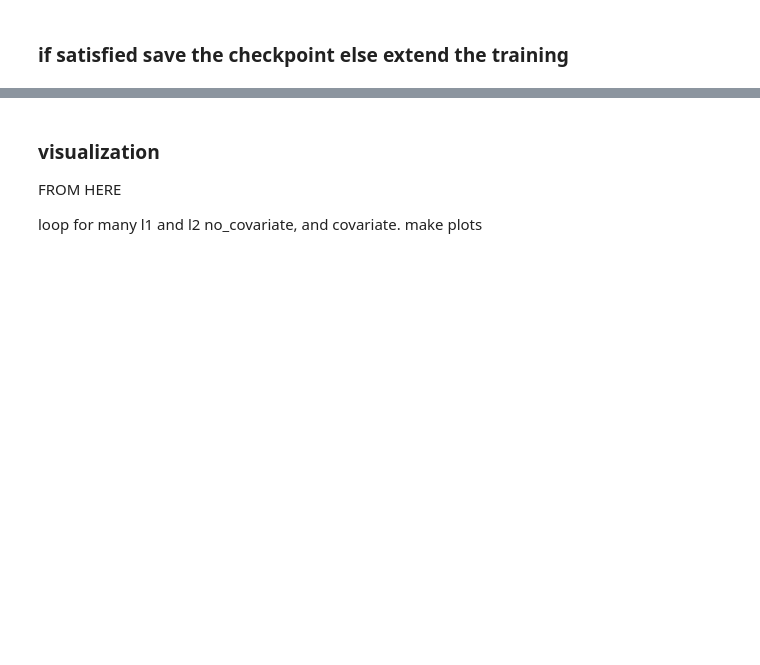
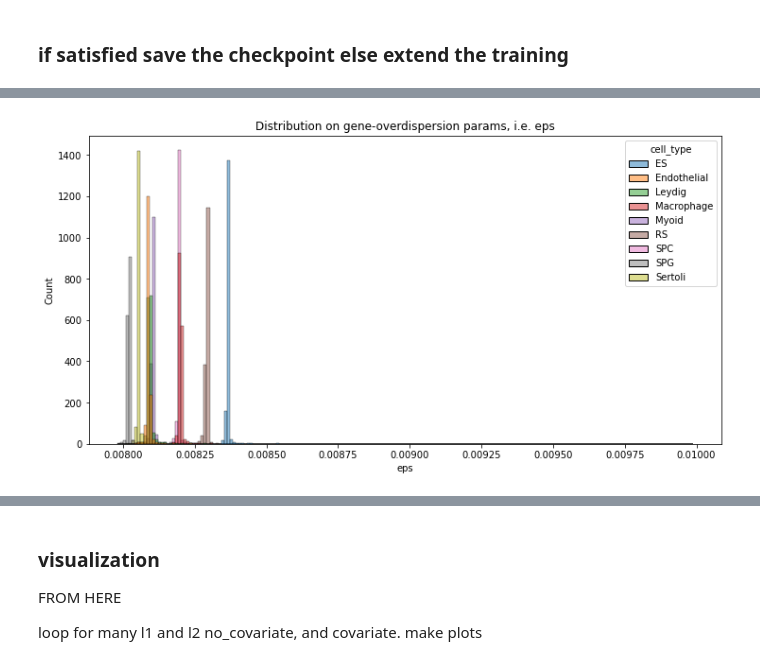
Before and after one commit to broadinstitute/tissue_purifier, a Jupyter notebook: notebooks/notebook3.ipynb, the cells around one changed output, grey strips where cells are left out. Cells and saved outputs as stored; diff of their text form; code cells hidden in the pictures; blank space fills up the shorter version.

```diff
--- a/notebooks/notebook3.ipynb
+++ b/notebooks/notebook3.ipynb
@@ -287,0 +304,3 @@ gr.save_ckpt("no_cov.pt")
+# %%
+df = gr.get_params()
+df
@@ -287,0 +321,6 @@ gr.save_ckpt("no_cov.pt")
+# %%
+fig, ax = plt.subplots(figsize=(12,6))
+_ = seaborn.histplot(data=df, x="eps", hue="cell_type", bins=200, ax=ax, multiple="layer")
+_ = ax.set_title("Distribution on gene-overdispersion params, i.e. eps")
+# %% [output]
+[figure, added]
```
Also changed, not shown: parts of 38 cells of this notebook.
